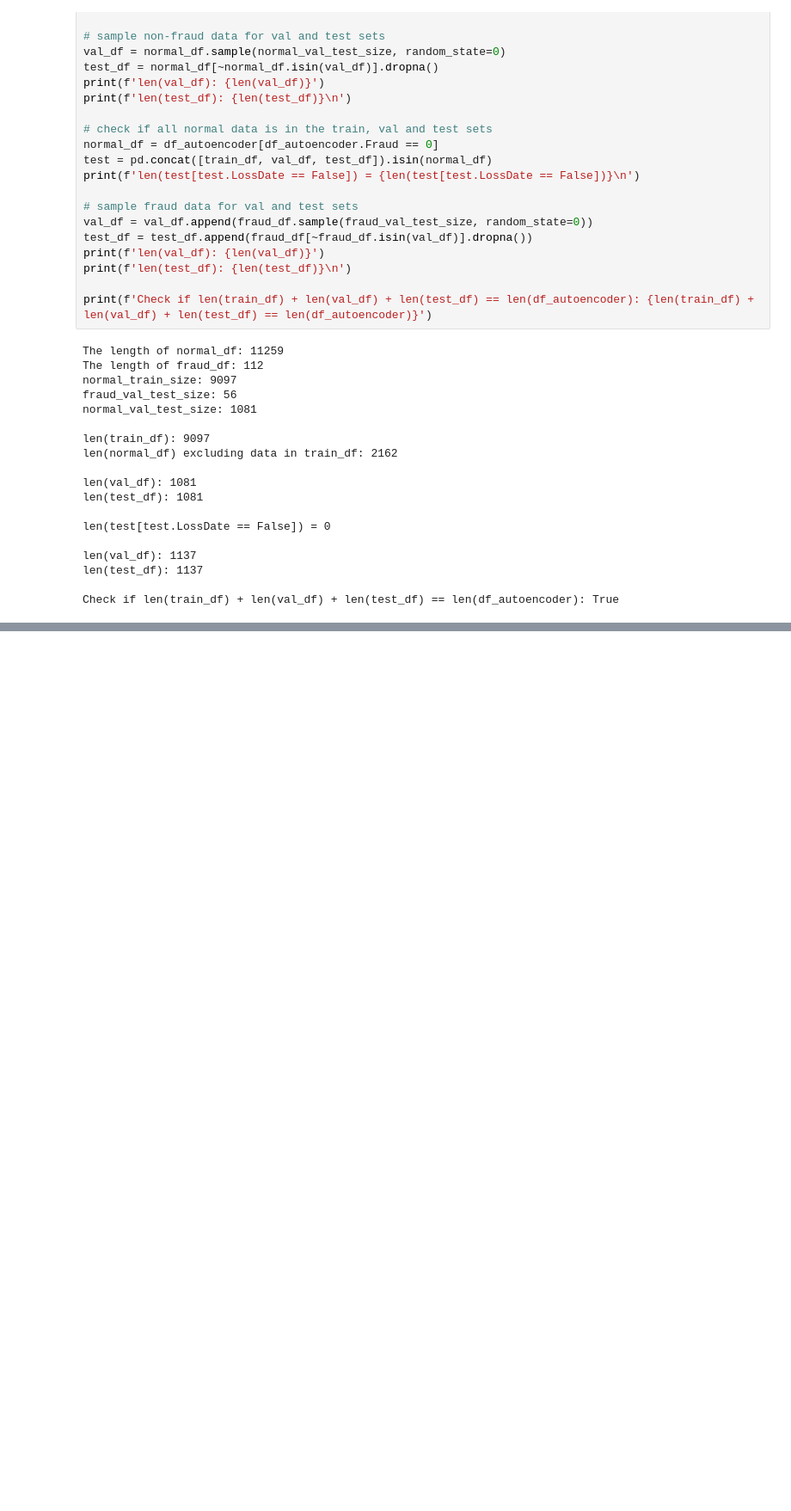
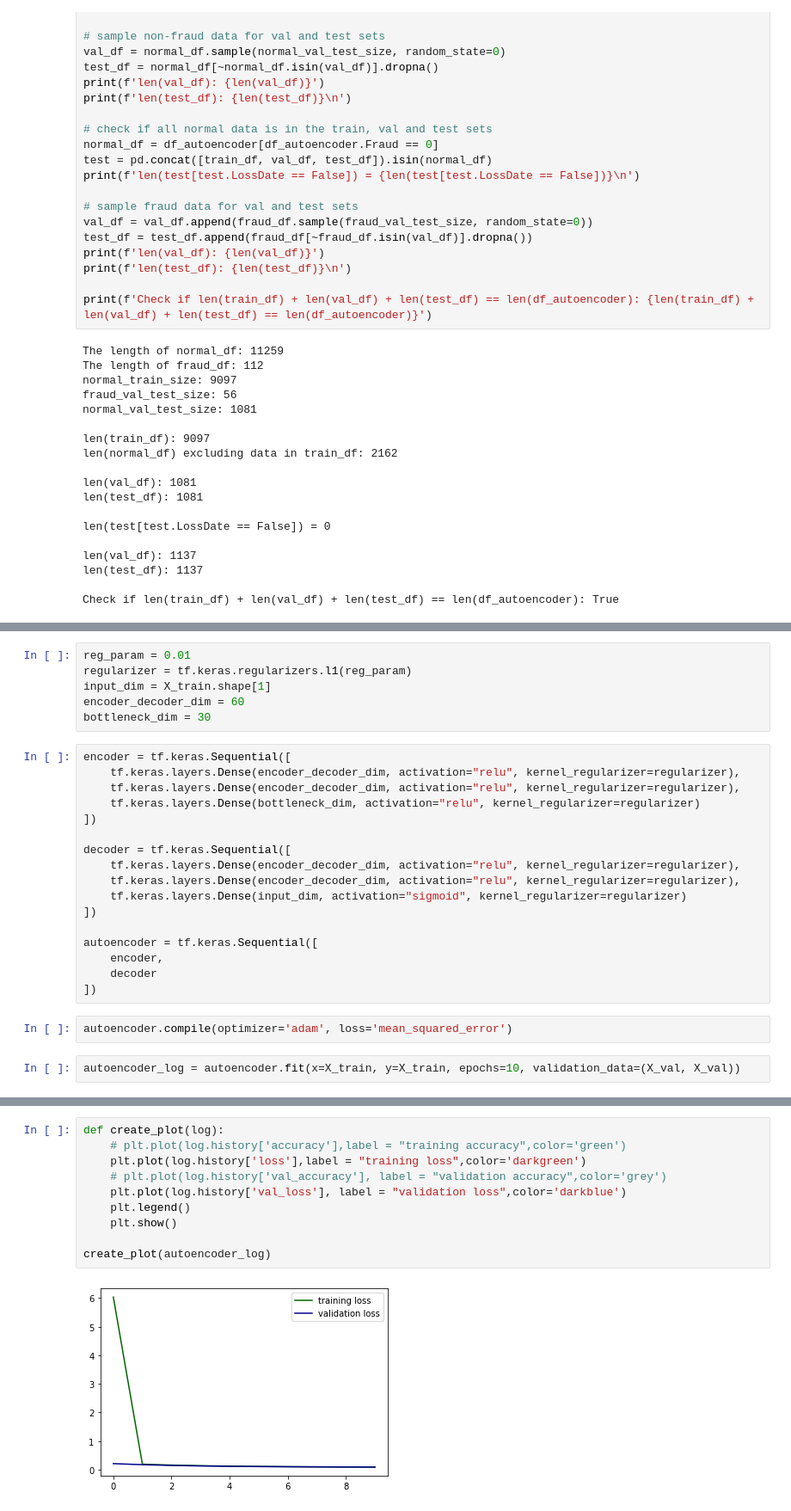
Before and after one commit to ba-group-projects/insurance-fraud-detection, a Jupyter notebook: main-update-autoencoder.ipynb, the cells around one changed output, grey strips where cells are left out. Shown at 86% size. Saved outputs shown, nothing was run; the diff lists cells and outputs as text; blank space fills up the shorter version.

```diff
--- a/main-update-autoencoder.ipynb
+++ b/main-update-autoencoder.ipynb
@@ -1030,0 +1018,27 @@ Check if len(train_df) + len(val_df) + len(test_df) == len(df_autoencoder): True
+# %%
+reg_param = 0.01
+regularizer = tf.keras.regularizers.l1(reg_param)
+input_dim = X_train.shape[1]
+encoder_decoder_dim = 60
+bottleneck_dim = 30
+# %%
+encoder = tf.keras.Sequential([
+    tf.keras.layers.Dense(encoder_decoder_dim, activation="relu", kernel_regularizer=regularizer),
+    tf.keras.layers.Dense(encoder_decoder_dim, activation="relu", kernel_regularizer=regularizer),
+    tf.keras.layers.Dense(bottleneck_dim, activation="relu", kernel_regularizer=regularizer)
+])
+
+decoder = tf.keras.Sequential([
+    tf.keras.layers.Dense(encoder_decoder_dim, activation="relu", kernel_regularizer=regularizer),
+    tf.keras.layers.Dense(encoder_decoder_dim, activation="relu", kernel_regularizer=regularizer),
+    tf.keras.layers.Dense(input_dim, activation="sigmoid", kernel_regularizer=regularizer)
+])
+
+autoencoder = tf.keras.Sequential([
+    encoder,
+    decoder
+])
+# %%
+autoencoder.compile(optimizer='adam', loss='mean_squared_error')
+# %%
+autoencoder_log = autoencoder.fit(x=X_train, y=X_train, epochs=10, validation_data=(X_val, X_val))
@@ -1030,0 +1066,12 @@ Check if len(train_df) + len(val_df) + len(test_df) == len(df_autoencoder): True
+# %%
+def create_plot(log):
+    # plt.plot(log.history['accuracy'],label = "training accuracy",color='green')
+    plt.plot(log.history['loss'],label = "training loss",color='darkgreen')
+    # plt.plot(log.history['val_accuracy'], label = "validation accuracy",color='grey')
+    plt.plot(log.history['val_loss'], label = "validation loss",color='darkblue')
+    plt.legend()
+    plt.show()
+
+create_plot(autoencoder_log)
+# %% [output]
+[figure, added]
```
Also changed, not shown: parts of 5 cells of this notebook.
